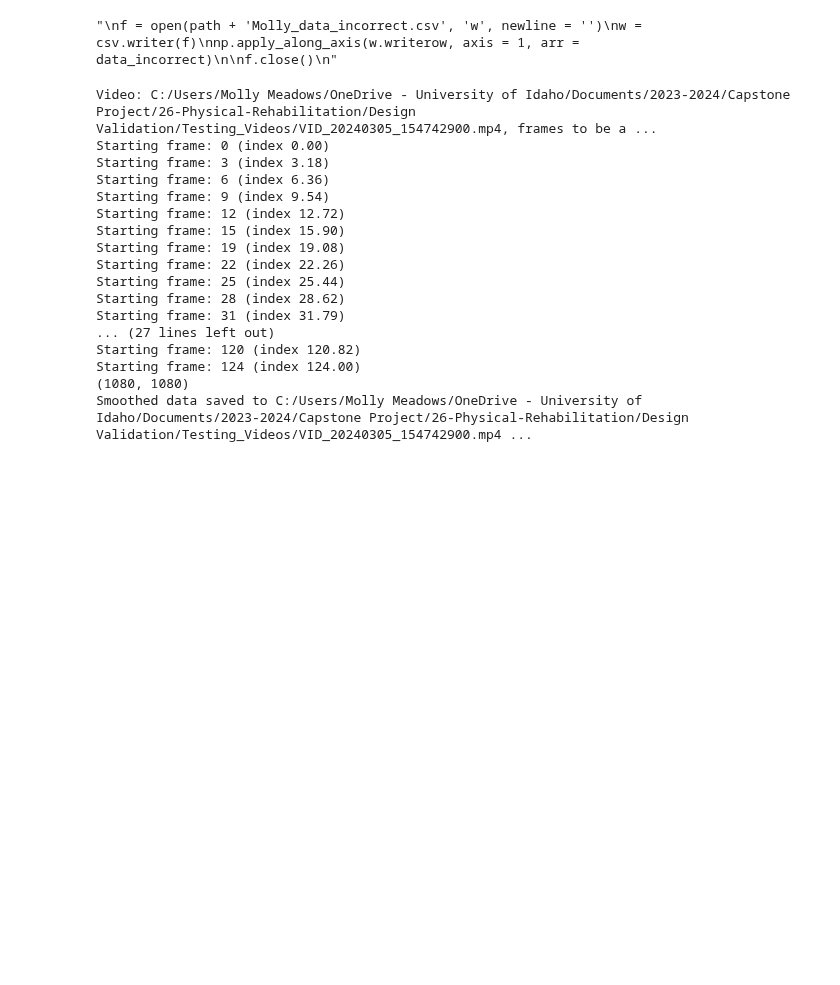
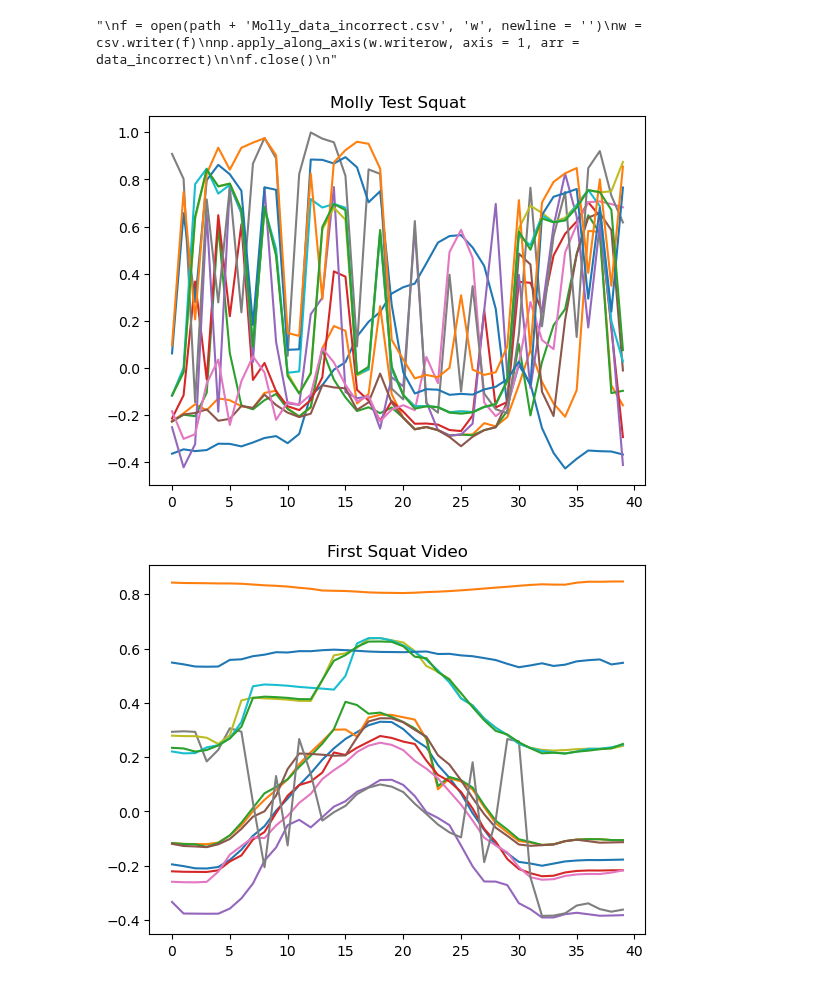
Before and after one commit to MollyEM/26-Physical-Rehabilitation, a Jupyter notebook: Design Validation/Testing.ipynb, the cells around one changed output. Saved outputs shown, nothing was run; the diff lists cells and outputs as text; code cells hidden in the pictures; blank space fills up the shorter version.

```diff
--- a/Design Validation/Testing.ipynb
+++ b/Design Validation/Testing.ipynb
@@ -245,27 +245,45 @@ def analyzeUserVideo(filename):
     smooth_and_save(path + filename + ".csv")
     reshapeUserData(path + filename)
 # %%
-analyzeUserVideo("VID_20240305_154742900.mp4")
+#analyzeUserVideo("VID_20240305_154742900.mp4")
+import matplotlib.pyplot as plt
+import pandas as pd
+import numpy as np
+
+df = pd.read_csv(path + "VID_20240305_154742900.mp4_smoothed.csv", header=None)
+arr1 = df.to_numpy()
+arr2 = np.swapaxes(arr1, 0, 1) # put frames on x axis
+#print(arr1)
+#print(arr2)
+molly = arr2[:, range(1, len(arr2), 3)] # select y points
+
+one_move = pd.read_csv("C:/Users/Molly Meadows/OneDrive - University of Idaho/Documents/2023-2024/Capstone Project/26-Physical-Rehabilitation/Design Validation/" + "smoothed_data_correct.csv", header = None)
+one_move1 = one_move[0:75].to_numpy()
+one_move2 = np.swapaxes(one_move1, 0, 1)
+video = one_move2[:, range(1, len(one_move2), 3)]
+
+plt.plot(molly)
+plt.title('Molly Test Squat')
+plt.show()
+
+plt.plot(video)
+plt.title('First Squat Video')
+plt.show()
+
+s = pd.read_csv("C:/Users/Molly Meadows/OneDrive - University of Idaho/Documents/2023-2024/Capstone Project/26-Physical-Rehabilitation/Design Validation/SingleEpisodeTest/same_size_csvs/VID_20240305_154742900_smoothed.csv", header = None)
+smoothed = s.to_numpy()
+smoothed2 = np.swapaxes(smoothed, 0, 1)
+smooth = smoothed2[:, range(1, len(smoothed2), 3)]
+
+plt.plot(smooth)
+plt.title('Smoothed Squat Video')
+plt.show()
+
 #analyzeUserVideo("VID_20240305_154756887.mp4")
 #analyzeUserVideo("VID_20240305_154829145.mp4")
 #analyzeUserVideo("VID_20240305_154844653.mp4")
 #analyzeUserVideo("VID_20240305_154954638.mp4")
 #analyzeUserVideo("VID_20240305_155018185.mp4")
 # %% [output]
-Video: C:/Users/Molly Meadows/OneDrive - University of Idaho/Documents/2023-2024/Capstone Project/26-Physical-Rehabilitation/Design Validation/Testing_Videos/VID_20240305_154742900.mp4, frames to be a ...
-Starting frame: 0 (index 0.00)
-Starting frame: 3 (index 3.18)
-Starting frame: 6 (index 6.36)
-Starting frame: 9 (index 9.54)
-Starting frame: 12 (index 12.72)
-Starting frame: 15 (index 15.90)
-Starting frame: 19 (index 19.08)
-Starting frame: 22 (index 22.26)
-Starting frame: 25 (index 25.44)
-Starting frame: 28 (index 28.62)
-Starting frame: 31 (index 31.79)
-... (27 lines left out)
-Starting frame: 120 (index 120.82)
-Starting frame: 124 (index 124.00)
-(1080, 1080)
-Smoothed data saved to C:/Users/Molly Meadows/OneDrive - University of Idaho/Documents/2023-2024/Capstone Project/26-Physical-Rehabilitation/Design Validation/Testing_Videos/VID_20240305_154742900.mp4 ...
+[figure, added]
+[figure, added]
```
Also changed, not shown: parts of 1 cell of this notebook, 13 other files.
